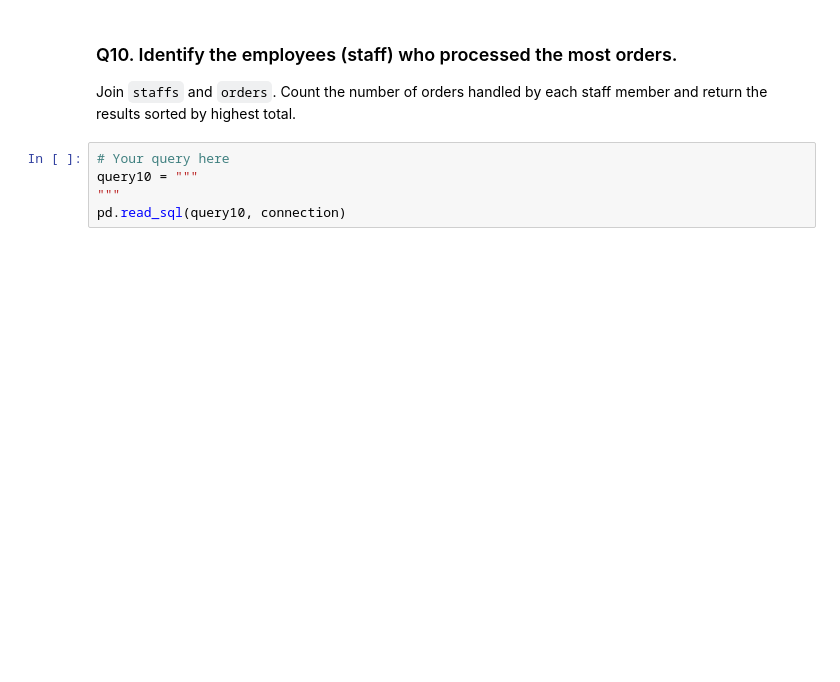
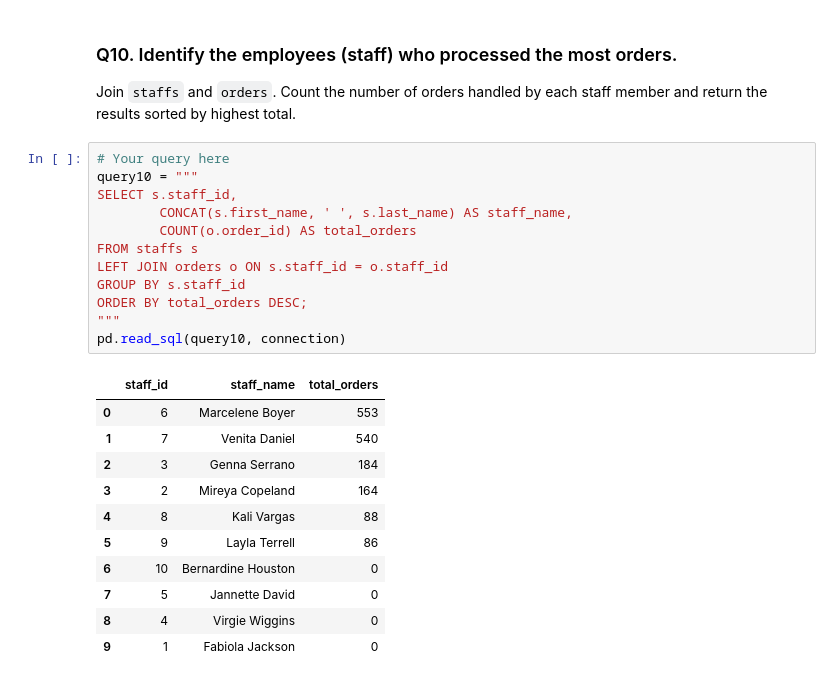
Before and after one commit to DaviLeeAnn/DataAnalysisModule3, a Jupyter notebook: Week3/workflow_practice.ipynb, the cells around one changed output. Saved outputs shown, nothing was run; the diff lists cells and outputs as text; blank space fills up the shorter version.

```diff
--- a/Week3/workflow_practice.ipynb
+++ b/Week3/workflow_practice.ipynb
@@ -334,5 +357,24 @@ Join `staffs` and `orders`. Count the number of orders handled by each staff mem
 # %%
 # Your query here
 query10 = """
+SELECT s.staff_id,
+        CONCAT(s.first_name, ' ', s.last_name) AS staff_name,
+        COUNT(o.order_id) AS total_orders
+FROM staffs s
+LEFT JOIN orders o ON s.staff_id = o.staff_id
+GROUP BY s.staff_id
+ORDER BY total_orders DESC;
 """
 pd.read_sql(query10, connection)
+# %% [output]
+|  | staff_id | staff_name | total_orders |
+| 0 | 6 | Marcelene Boyer | 553 |
+| 1 | 7 | Venita Daniel | 540 |
+| 2 | 3 | Genna Serrano | 184 |
+| 3 | 2 | Mireya Copeland | 164 |
+| 4 | 8 | Kali Vargas | 88 |
+| 5 | 9 | Layla Terrell | 86 |
+| 6 | 10 | Bernardine Houston | 0 |
+| 7 | 5 | Jannette David | 0 |
+| 8 | 4 | Virgie Wiggins | 0 |
+| 9 | 1 | Fabiola Jackson | 0 |
```
Also changed, not shown: parts of 1 cell of this notebook.
